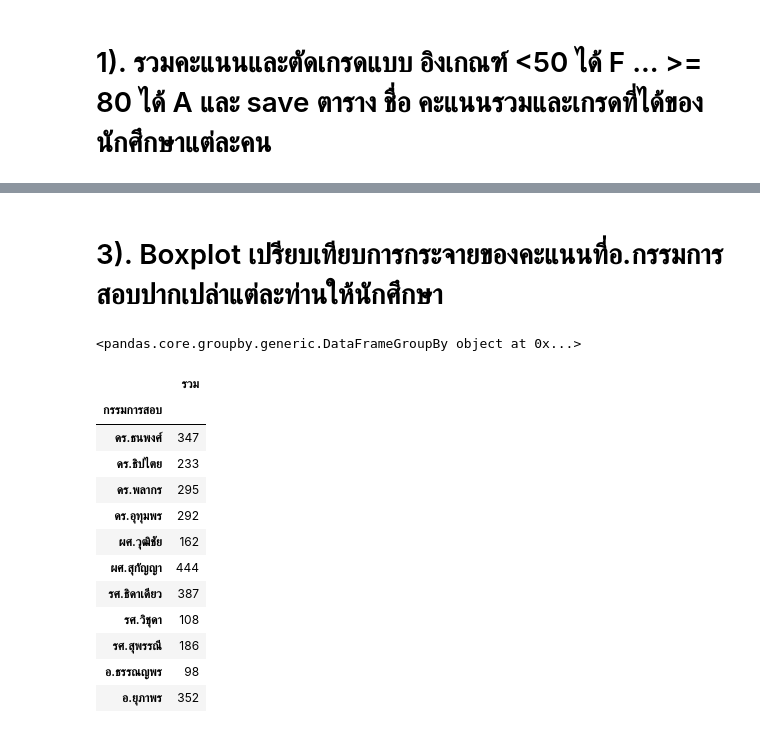
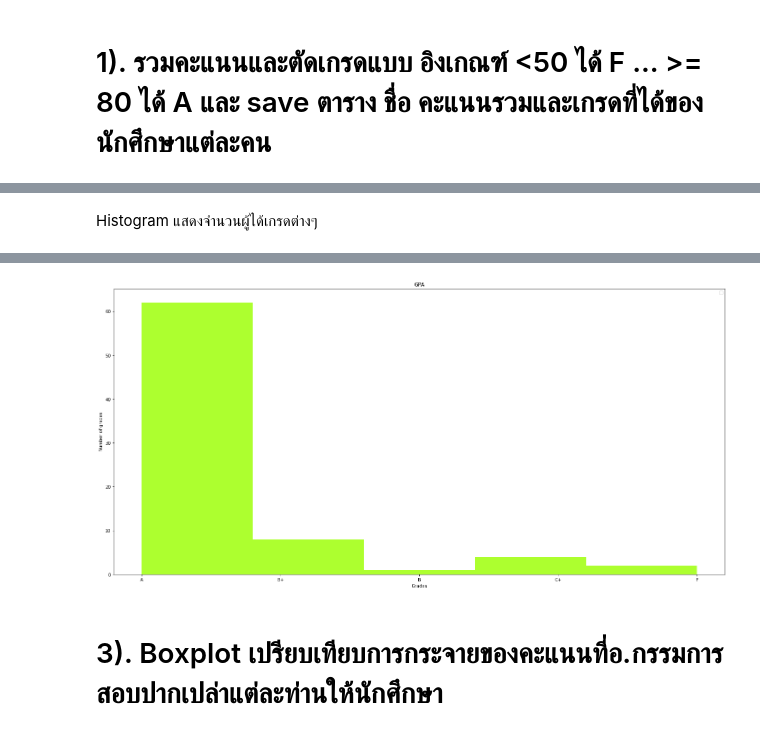
Before and after one commit to Supansapkb/BasicProg_DataViz65, a Jupyter notebook: DataViz65_Final.ipynb, the cells around one changed output, grey strips where cells are left out. Drawn from its saved outputs; the diff is of its cells as text; code cells hidden in the pictures.

```diff
--- a/DataViz65_Final.ipynb
+++ b/DataViz65_Final.ipynb
@@ -1952,0 +1963,4 @@ Name: คะแนนรวม 100%, Length: 80, dtype: float64
+# %%
+B=table_merge[(table_merge['scores 100%']>=70)&(table_merge['scores 100%']<=74)]
+B.insert(1, "Grade", "B")
+B
@@ -1952,0 +1970,4 @@ Name: คะแนนรวม 100%, Length: 80, dtype: float64
+# %%
+Cplus=table_merge[(table_merge['scores 100%']>=65)&(table_merge['scores 100%']<=69)]
+Cplus.insert(1, "Grade", "C+")
+Cplus
@@ -1952,0 +1998,4 @@ Name: คะแนนรวม 100%, Length: 80, dtype: float64
+# %%
+F=table_merge[table_merge['scores 100%']<50]
+F.insert(1, "Grade", "F")
+F
@@ -2002,0 +2008,3 @@ for i in table_merge['คะแนนรวม 100%']:
+# %%
+Grade = pd.concat([A,Bplus,B,Cplus,F]) #รวมเกรด
+Grade
@@ -2002,0 +2081,9 @@ for i in table_merge['คะแนนรวม 100%']:
+# %% [markdown]
+Histogram แสดงจำนวนผู้ได้เกรดต่างๆ
+# %%
+plt.hist(Grade['Grade'],bins=5,color = '#ADFF2F')
+plt.title('GPA')
+plt.xlabel('Grades')
+plt.ylabel('Number of grades')
+plt.legend();
+# %% [output]
@@ -2003,24 +2091,3 @@ for i in table_merge['คะแนนรวม 100%']:
+[figure, added]
 # %% [markdown]
 # 3). Boxplot เปรียบเทียบการกระจายของคะแนนที่อ.กรรมการสอบปากเปล่าแต่ละท่านให้นักศึกษา
-# %%
-x1 = day0_1.groupby(['กรรมการสอบ'])[['รวม']]
-x1
-# %% [output]
-<pandas.core.groupby.generic.DataFrameGroupBy object at 0x...>
-# %%
-y1 = day1_1.groupby(['กรรมการสอบ'])[['รวม']].sum()
-y1
-# %% [output]
-|  | รวม |
-| กรรมการสอบ |  |
-| ดร.ธนพงศ์ | 347 |
-| ดร.ธิปไตย | 233 |
-| ดร.พลากร | 295 |
-| ดร.อุทุมพร | 292 |
-| ผศ.วุฒิชัย | 162 |
-| ผศ.สุกัญญา | 444 |
-| รศ.ธิดาเดียว | 387 |
-| รศ.วิชุดา | 108 |
-| รศ.สุพรรณี | 186 |
-| อ.ธรรณญพร | 98 |
-| อ.ยุภาพร | 352 |
```
Also changed, not shown: parts of 47 cells of this notebook.
